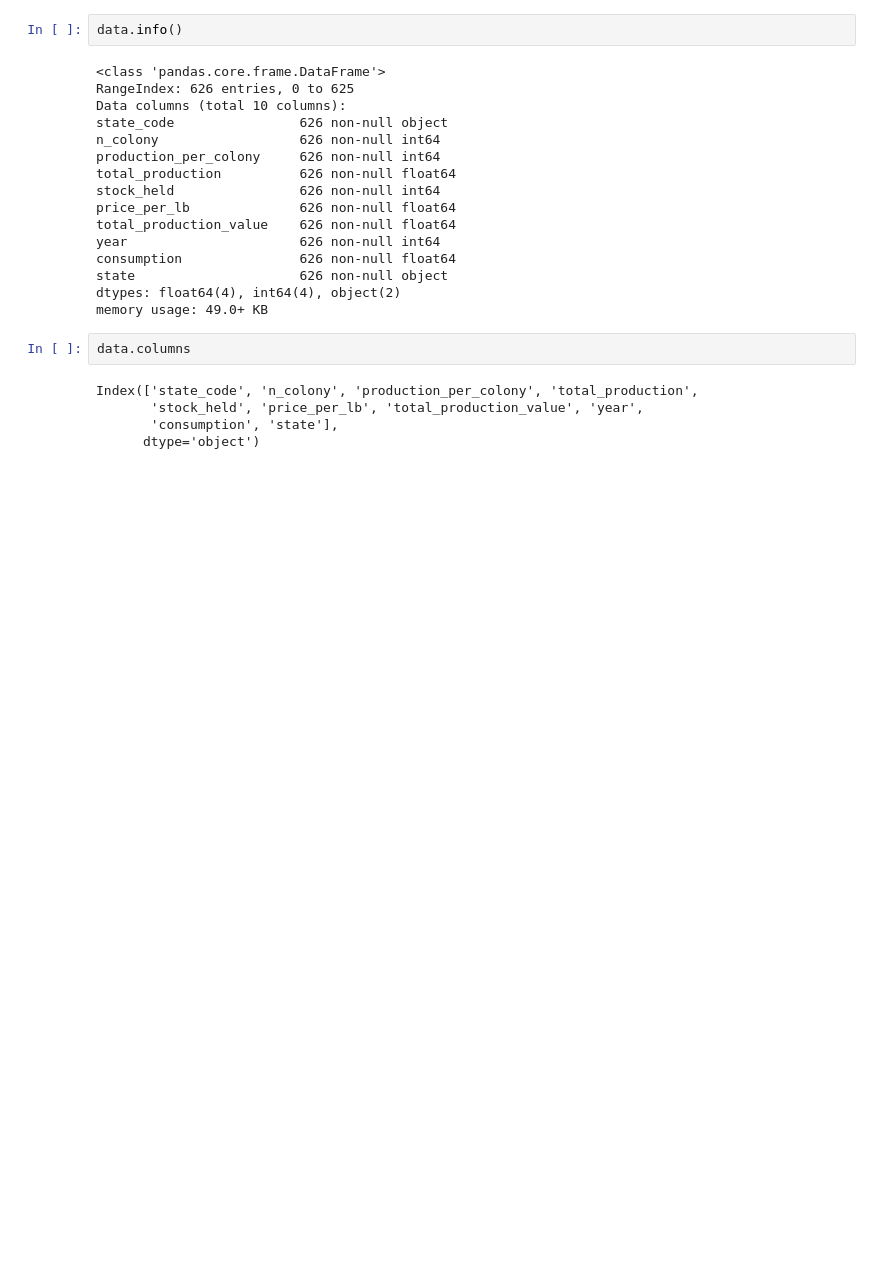
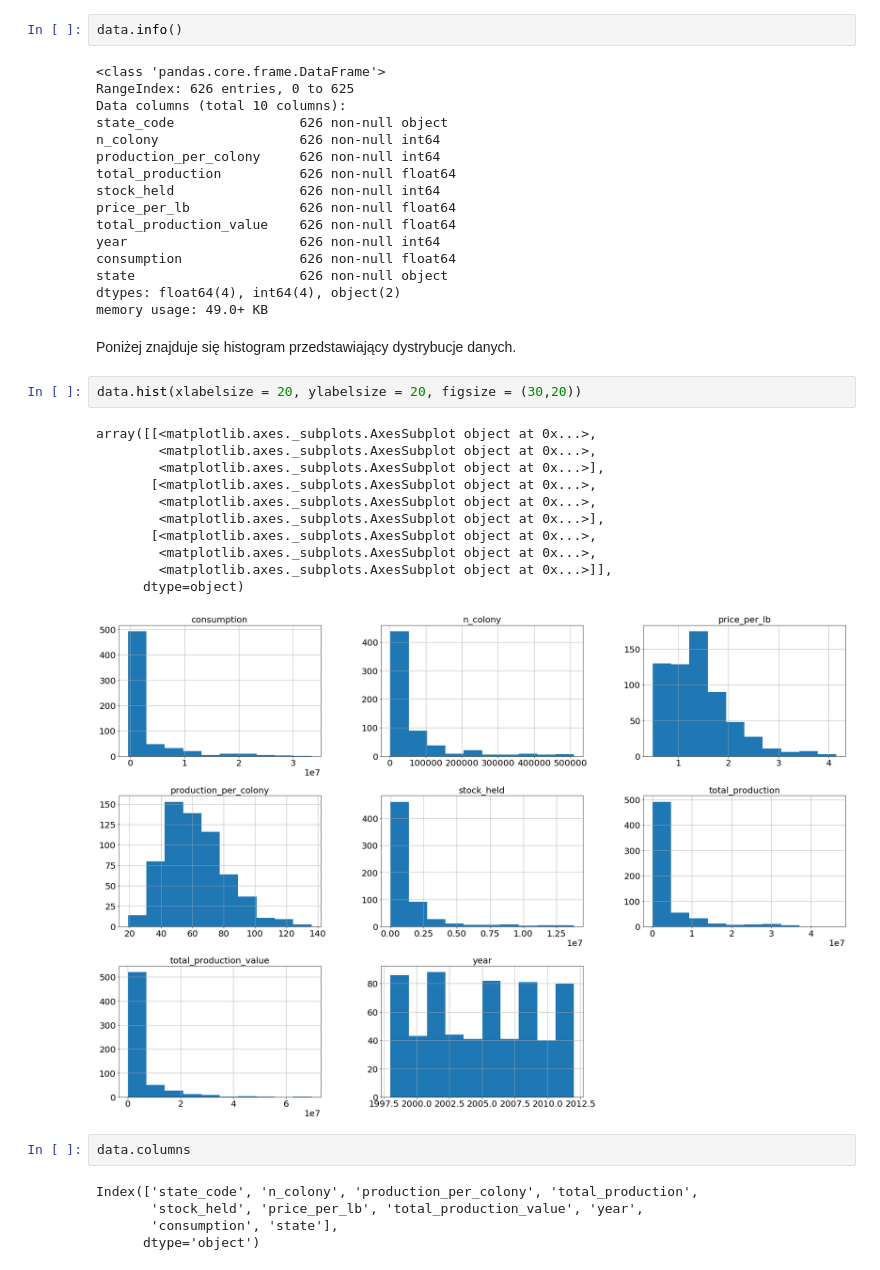
Before and after one commit to MsProfanum/Statistic, a Jupyter notebook: HoneyProd.ipynb, the cells around one changed output. Cells and saved outputs as stored; diff of their text form; blank space fills up the shorter version.

```diff
--- a/HoneyProd.ipynb
+++ b/HoneyProd.ipynb
@@ -136,6 +126,22 @@ consumption               626 non-null float64
 state                     626 non-null object
 dtypes: float64(4), int64(4), object(2)
 memory usage: 49.0+ KB
+# %% [markdown]
+Poniżej znajduje się histogram przedstawiający dystrybucje danych.
+# %%
+data.hist(xlabelsize = 20, ylabelsize = 20, figsize = (30,20))
+# %% [output]
+array([[<matplotlib.axes._subplots.AxesSubplot object at 0x...>,
+        <matplotlib.axes._subplots.AxesSubplot object at 0x...>,
+        <matplotlib.axes._subplots.AxesSubplot object at 0x...>],
+       [<matplotlib.axes._subplots.AxesSubplot object at 0x...>,
+        <matplotlib.axes._subplots.AxesSubplot object at 0x...>,
+        <matplotlib.axes._subplots.AxesSubplot object at 0x...>],
+       [<matplotlib.axes._subplots.AxesSubplot object at 0x...>,
+        <matplotlib.axes._subplots.AxesSubplot object at 0x...>,
+        <matplotlib.axes._subplots.AxesSubplot object at 0x...>]],
+      dtype=object)
+[figure, added]
 # %%
 data.columns
 # %% [output]
```
Also changed, not shown: parts of 27 cells of this notebook.
